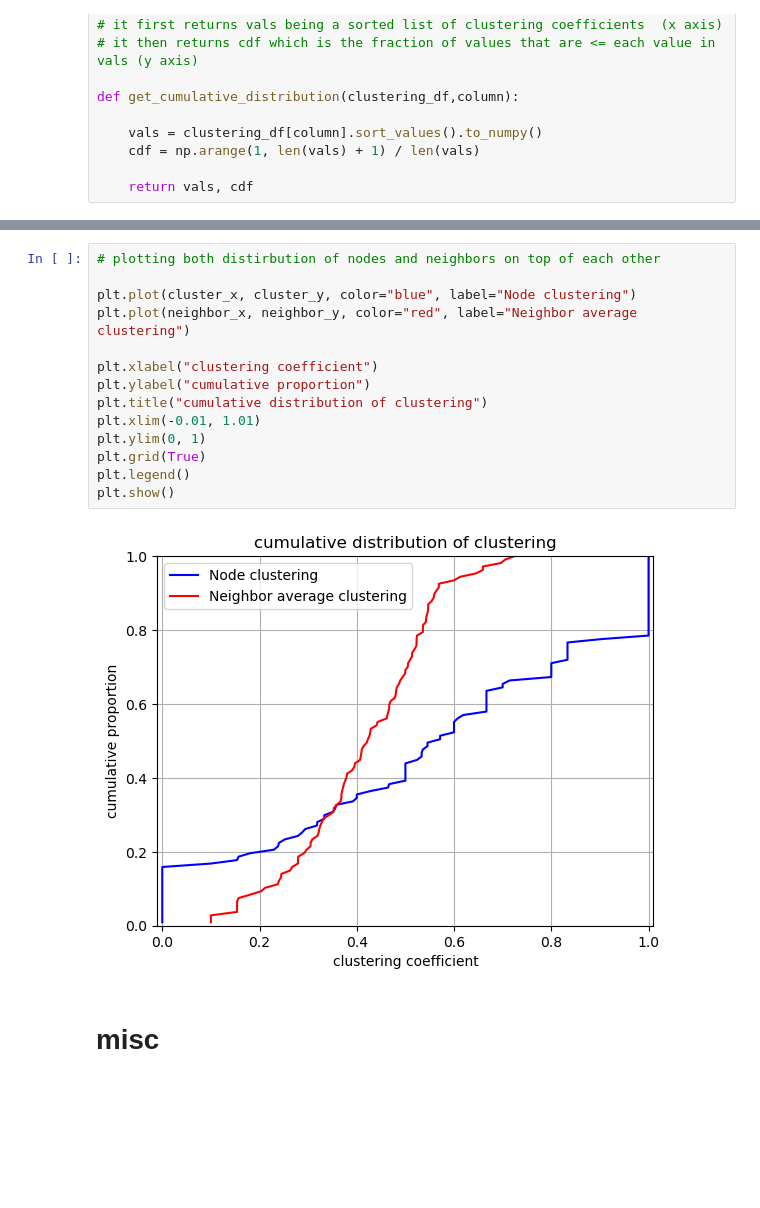
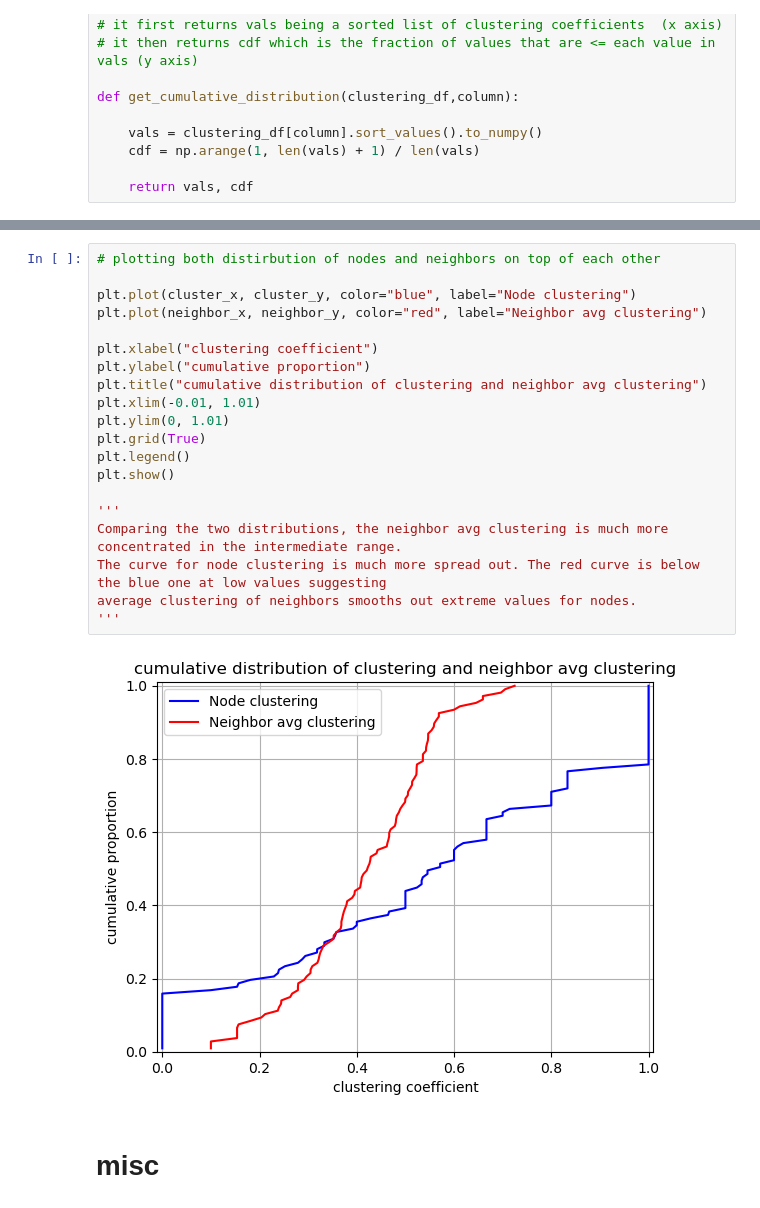
Before and after one commit to GiacomoMazz/Social_Network_Analysis_GOT, a Jupyter notebook: main.ipynb, the cells around one changed output, grey strips where cells are left out. Saved outputs shown, nothing was run; the diff lists cells and outputs as text; blank space fills up the shorter version.

```diff
--- a/main.ipynb
+++ b/main.ipynb
@@ -253,19 +262,25 @@ plt.show()
 # %%
 # plotting both distirbution of nodes and neighbors on top of each other
 
 plt.plot(cluster_x, cluster_y, color="blue", label="Node clustering")
-plt.plot(neighbor_x, neighbor_y, color="red", label="Neighbor average clustering")
+plt.plot(neighbor_x, neighbor_y, color="red", label="Neighbor avg clustering")
 
 plt.xlabel("clustering coefficient")
 plt.ylabel("cumulative proportion")
-plt.title("cumulative distribution of clustering")
+plt.title("cumulative distribution of clustering and neighbor avg clustering")
 plt.xlim(-0.01, 1.01)
-plt.ylim(0, 1)
+plt.ylim(0, 1.01)
 plt.grid(True)
 plt.legend()
 plt.show()
+
+'''
+Comparing the two distributions, the neighbor avg clustering is much more concentrated in the intermediate range.
+The curve for node clustering is much more spread out. The red curve is below the blue one at low values suggesting
+average clustering of neighbors smooths out extreme values for nodes.
+'''
 # %% [output]
-[figure, old version]
+[figure, new version]
 # %% [markdown]
 # misc
 # %%
```
Also changed, not shown: parts of 2 cells of this notebook.
